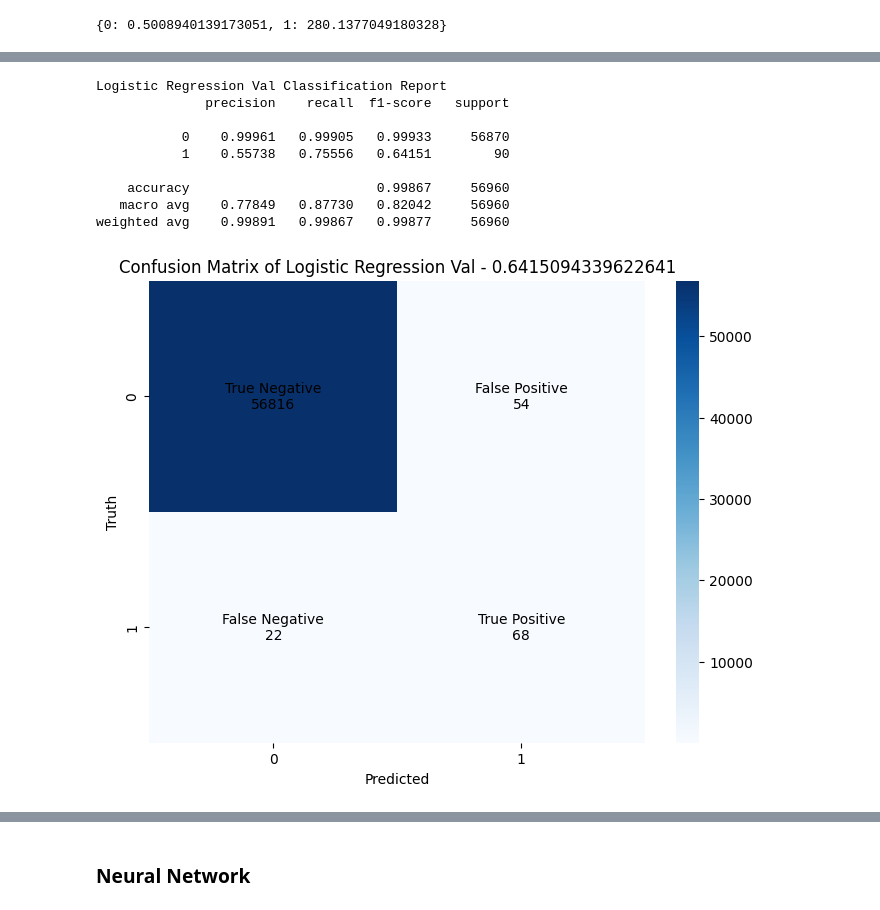
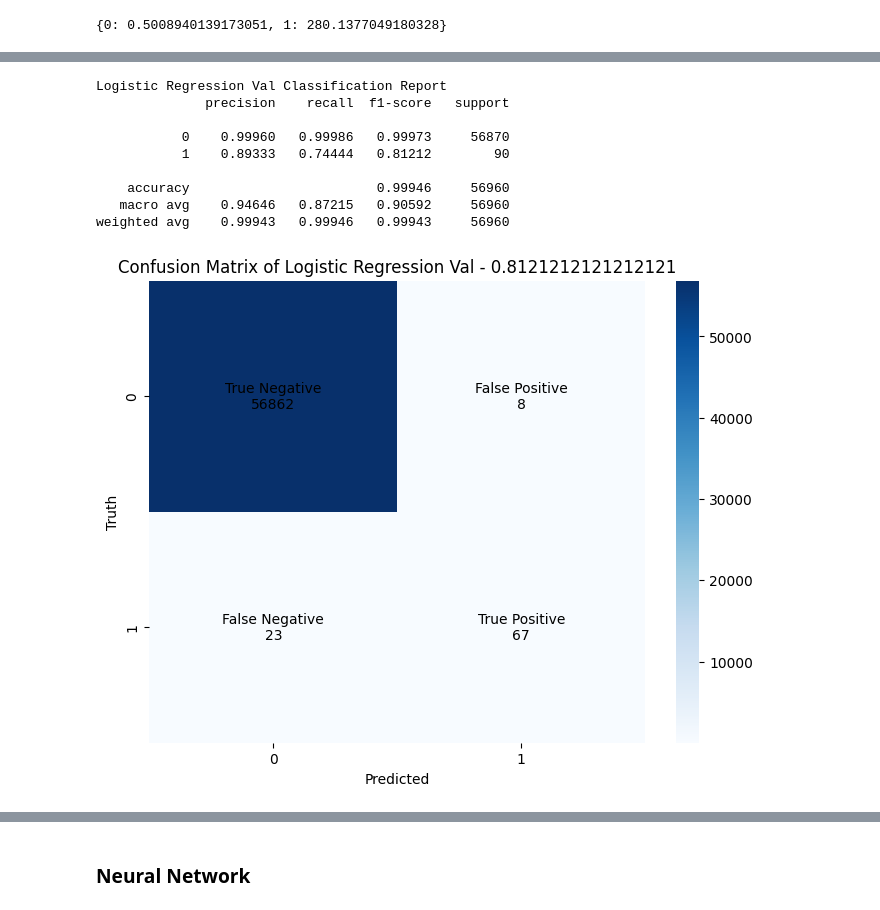
Before and after one commit to Sh-31/Credit-Card-Fraud-Detection, a Jupyter notebook: modeling.ipynb, the cells around one changed output, grey strips where cells are left out. Cells and saved outputs as stored; diff of their text form; code cells hidden in the pictures.

```diff
--- a/modeling.ipynb
+++ b/modeling.ipynb
@@ -62,13 +62,15 @@ Class
 1       305
 Name: count, dtype: int64
 # %%
-balance_type = "over" # smote over
+# balance_type = "over" # smote over
 
-ratio_minority= 0.05
+# ratio_minority= 0.05
 
-sampling_strategy = ratio_minority
+# sampling_strategy = ratio_minority
 
-X_train, y_train = balance_data_transformation(X_train, y_train, balance_type=balance_type, sampling_strategy=sampling_strategy, k=10,  random_state=Random_seed)
+# X_train , y_train = balance_data_transformation(X_train, y_train, balance_type=balance_type, sampling_strategy=sampling_strategy, k=5,  random_state=Random_seed)
+
+# X_train_scaled , X_val_scaled = scale_data(X_train, X_val)
 # %%
 y_train.value_counts()
 # %% [output]
@@ -145,0 +151,18 @@ Fitting 5 folds for each of 108 candidates, totalling 540 fits
+# %%
+best_params =  {'n_estimators': 200,
+                'min_samples_split': 5,
+                'min_samples_leaf': 2,
+                'class_weight': {0: 0.2, 1: 0.8}
+                }
+
+rf = RandomForestClassifier(
+    n_estimators=800,
+    min_samples_leaf=5,
+    min_samples_split=2,
+    class_weight= {0: 0.2, 1: 0.8},
+    bootstrap=True,
+    random_state=Random_seed,
+    n_jobs=-1,
+)
+
+rf.fit(X_train, y_train)
@@ -363,18 +403,18 @@ weighted avg    0.99930   0.99933   0.99931    170884
 [figure]
 # %%
-y_pred = best_lr.predict(X_val_scaled)
+y_pred = lr.predict(X_val_scaled)
 
 report_val = eval_classification_report_confusion_matrix(y_pred=y_pred,y_true=y_val, title='Logistic Regression Val')
-model_comparison = eval_update_model_stats(model_comparison, 'Logistic Regression', report_val)
+# model_comparison = eval_update_model_stats(model_comparison, 'Logistic Regression', report_val)
 # %% [output]
 Logistic Regression Val Classification Report
               precision    recall  f1-score   support
 
-           0    0.99961   0.99905   0.99933     56870
-           1    0.55738   0.75556   0.64151        90
+           0    0.99960   0.99986   0.99973     56870
+           1    0.89333   0.74444   0.81212        90
 
-    accuracy                        0.99867     56960
-   macro avg    0.77849   0.87730   0.82042     56960
-weighted avg    0.99891   0.99867   0.99877     56960
+    accuracy                        0.99946     56960
+   macro avg    0.94646   0.87215   0.90592     56960
+weighted avg    0.99943   0.99946   0.99943     56960
-[figure, old version]
+[figure, new version]
 # %%
```
Also changed, not shown: parts of 22 cells of this notebook, 7 other files.
